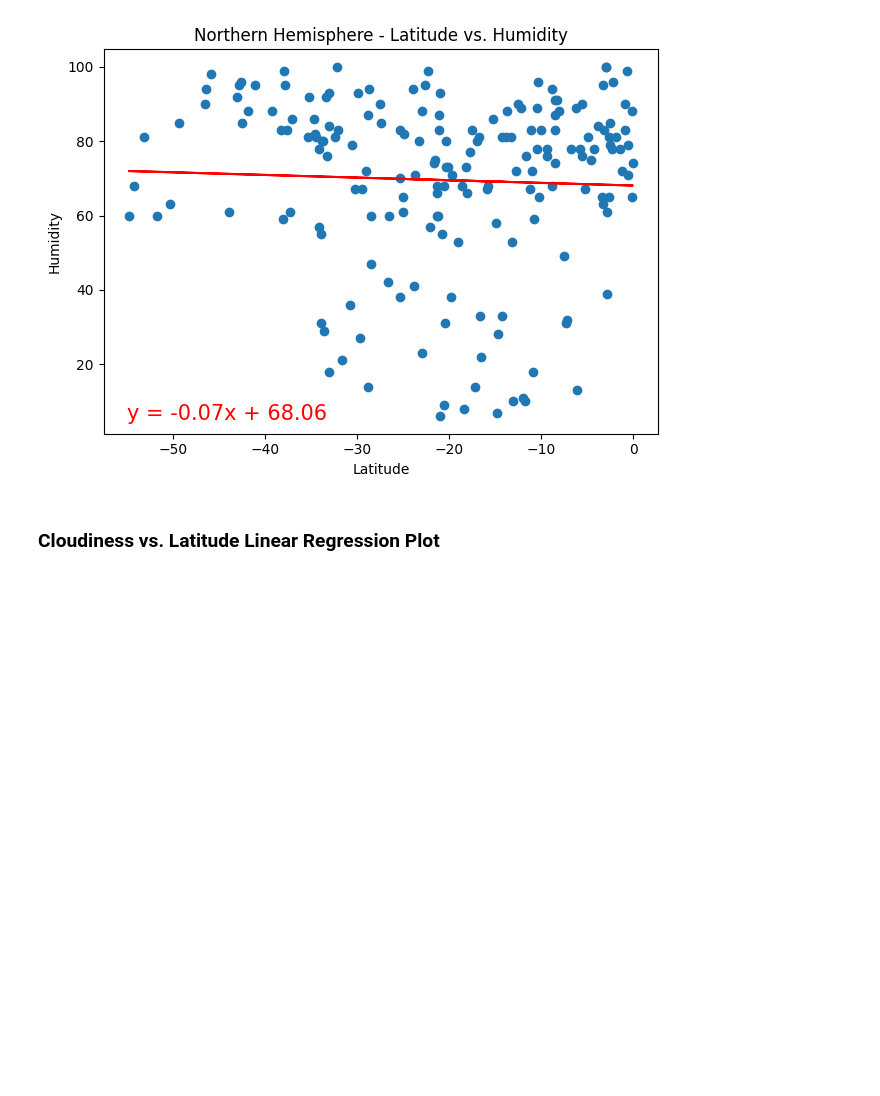
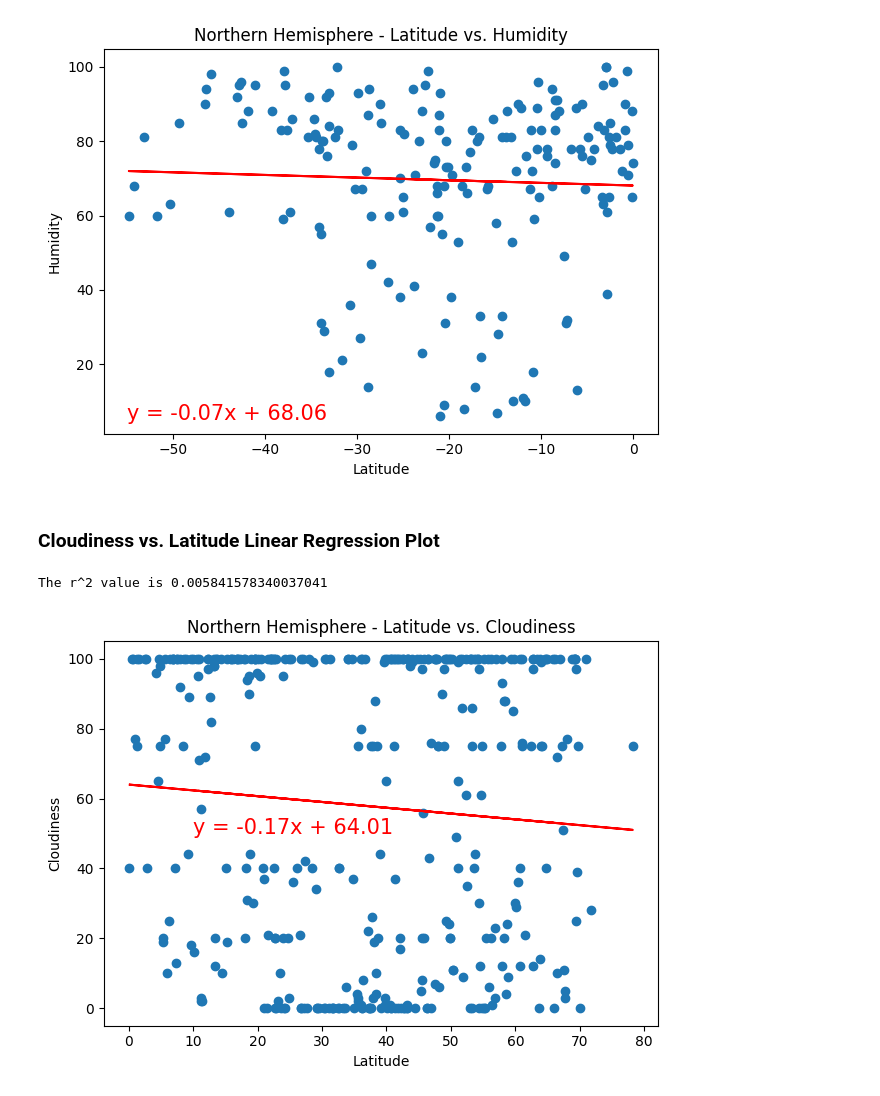
Before and after one commit to caitlin-hartley/python-api-challenge, a Jupyter notebook: weather_main.ipynb, the cells around one changed output. Drawn from its saved outputs; the diff is of its cells as text; code cells hidden in the pictures; blank space fills up the shorter version.

Commit message:
add updated weather code and figures for linear regressions

```diff
--- a/weather_main.ipynb
+++ b/weather_main.ipynb
@@ -416,4 +416,18 @@ The r^2 value is 0.0016806625263464908
 ### Cloudiness vs. Latitude Linear Regression Plot
 # %%
 # Northern Hemisphere
-# YOUR CODE HERE
+x_values = northern_hemi_df['Lat']
+y_values = northern_hemi_df['Cloudiness']
+x_cord = 10
+y_cord = 50
+x_label = 'Latitude'
+y_label = 'Cloudiness'
+title = 'Northern Hemisphere - Latitude vs. Cloudiness'
+
+output_file = 'output_data/Fig9.png'
+
+# Call function to create and display linear regression plot
+plot_linear_regression(x_values, y_values, x_cord, y_cord, x_label, y_label, title, output_file)
+# %% [output]
+The r^2 value is 0.005841578340037041
+[figure, added]
```
Also changed, not shown: parts of 4 cells of this notebook, 4 other files.
